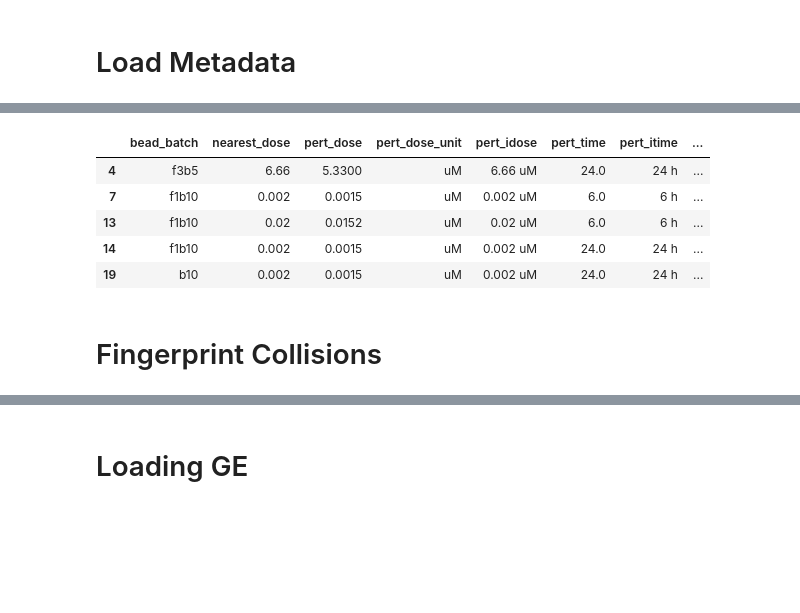
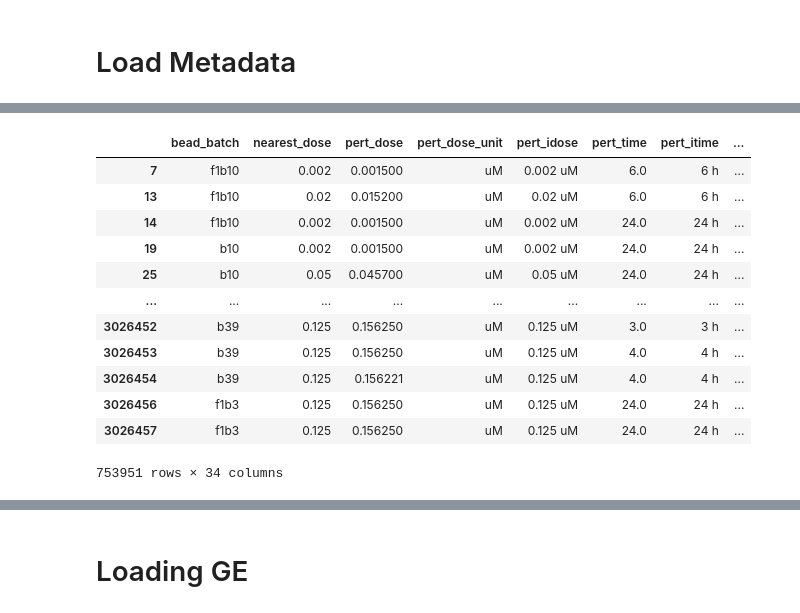
Before and after one commit to animichellegalstyan/prnet_eval, a Jupyter notebook: data_preprocessing/preprocessing_notebook.ipynb, the cells around one changed output, grey strips where cells are left out. Saved outputs shown, nothing was run; the diff lists cells and outputs as text; code cells hidden in the pictures; blank space fills up the shorter version.

```diff
--- a/data_preprocessing/preprocessing_notebook.ipynb
+++ b/data_preprocessing/preprocessing_notebook.ipynb
@@ -73,0 +120,10 @@ array(['trt_sh', 'ctl_vector', 'trt_lig', 'trt_oe', 'trt_cp', 'trt_aby',
+# %%
+
+inst_info_merged['Drug'] = inst_info_merged['pert_id'].astype(str)
+inst_info_merged['cov_drug_name'] = inst_info_merged['cell_iname'].astype(str)+ '_' + inst_info_merged['Drug'].astype(str)
+inst_info_merged['cov_drug_dose_name'] = inst_info_merged['cell_iname'].astype(str)+ '_' + inst_info_merged['Drug'].astype(str)+ '_' + inst_info_merged['pert_dose'].astype(str)
+
+# change attribute name where cell name is stored to "cell_type"
+inst_info_merged.rename(columns={"cell_iname": "cell_type"}, inplace=True)
+
+inst_info_merged
@@ -73,0 +182,16 @@ array(['trt_sh', 'ctl_vector', 'trt_lig', 'trt_oe', 'trt_cp', 'trt_aby',
+# %%
+control = ["ctl_x", "ctl_vehicle", "ctl_untrt", "ctl_vector"]
+
+for cell_type in inst_info_merged.cell_type.unique().tolist():
+
+    matching_controls = inst_info_merged[(inst_info_merged.pert_type.isin(control)) & (inst_info_merged.cell_type == cell_type)]
+
+    if len(matching_controls) > 0:
+        control_idx = matching_controls.index.values[0] # PRnet always maps it to first matching control
+    else:
+        control_idx = None
+        print(f"Warning: No control found for cell type: {cell_type}")
+
+    inst_info_merged.loc[(inst_info_merged.pert_type == 'trt_cp') & (inst_info_merged.cell_type == cell_type), 'paired_control_index'] = control_idx
+
+inst_info_merged
@@ -73,0 +217,12 @@ array(['trt_sh', 'ctl_vector', 'trt_lig', 'trt_oe', 'trt_cp', 'trt_aby',
+# %%
+nrows_paired_before = inst_info_merged.shape[0]
+
+is_treatment = inst_info_merged['pert_type'] == "trt_cp"
+is_nan_index = inst_info_merged['paired_control_index'].isna()
+
+inst_info_merged = inst_info_merged[~(is_treatment & is_nan_index)]
+
+nrows_paired_after = inst_info_merged.shape[0]
+
+print(f"{nrows_paired_before-nrows_paired_after} number of observations left unpaired and removed.")
+inst_info_merged
@@ -158,11 +270,16 @@ inst_info_merged_comp = inst_info_merged[inst_info_merged["pert_type"] == "trt_c
 # %%
-inst_info_merged_comp.head()
+inst_info_merged_comp
 # %% [output]
 |  | bead_batch | nearest_dose | pert_dose | pert_dose_unit | pert_idose | pert_time | pert_itime | ... |
-| 4 | f3b5 | 6.66 | 5.3300 | uM | 6.66 uM | 24.0 | 24 h | ... |
-| 7 | f1b10 | 0.002 | 0.0015 | uM | 0.002 uM | 6.0 | 6 h | ... |
-| 13 | f1b10 | 0.02 | 0.0152 | uM | 0.02 uM | 6.0 | 6 h | ... |
-| 14 | f1b10 | 0.002 | 0.0015 | uM | 0.002 uM | 24.0 | 24 h | ... |
-| 19 | b10 | 0.002 | 0.0015 | uM | 0.002 uM | 24.0 | 24 h | ... |
+| 7 | f1b10 | 0.002 | 0.001500 | uM | 0.002 uM | 6.0 | 6 h | ... |
+| 13 | f1b10 | 0.02 | 0.015200 | uM | 0.02 uM | 6.0 | 6 h | ... |
+| 14 | f1b10 | 0.002 | 0.001500 | uM | 0.002 uM | 24.0 | 24 h | ... |
+| 19 | b10 | 0.002 | 0.001500 | uM | 0.002 uM | 24.0 | 24 h | ... |
+| 25 | b10 | 0.05 | 0.045700 | uM | 0.05 uM | 24.0 | 24 h | ... |
+| ... | ... | ... | ... | ... | ... | ... | ... | ... |
+| 3026452 | b39 | 0.125 | 0.156250 | uM | 0.125 uM | 3.0 | 3 h | ... |
+| 3026453 | b39 | 0.125 | 0.156250 | uM | 0.125 uM | 4.0 | 4 h | ... |
+| 3026454 | b39 | 0.125 | 0.156221 | uM | 0.125 uM | 4.0 | 4 h | ... |
+| 3026456 | f1b3 | 0.125 | 0.156250 | uM | 0.125 uM | 24.0 | 24 h | ... |
+| 3026457 | f1b3 | 0.125 | 0.156250 | uM | 0.125 uM | 24.0 | 24 h | ... |
+753951 rows × 34 columns
-# %% [markdown]
-# Fingerprint Collisions
```
Also changed, not shown: parts of 66 cells of this notebook, 5 other files.
